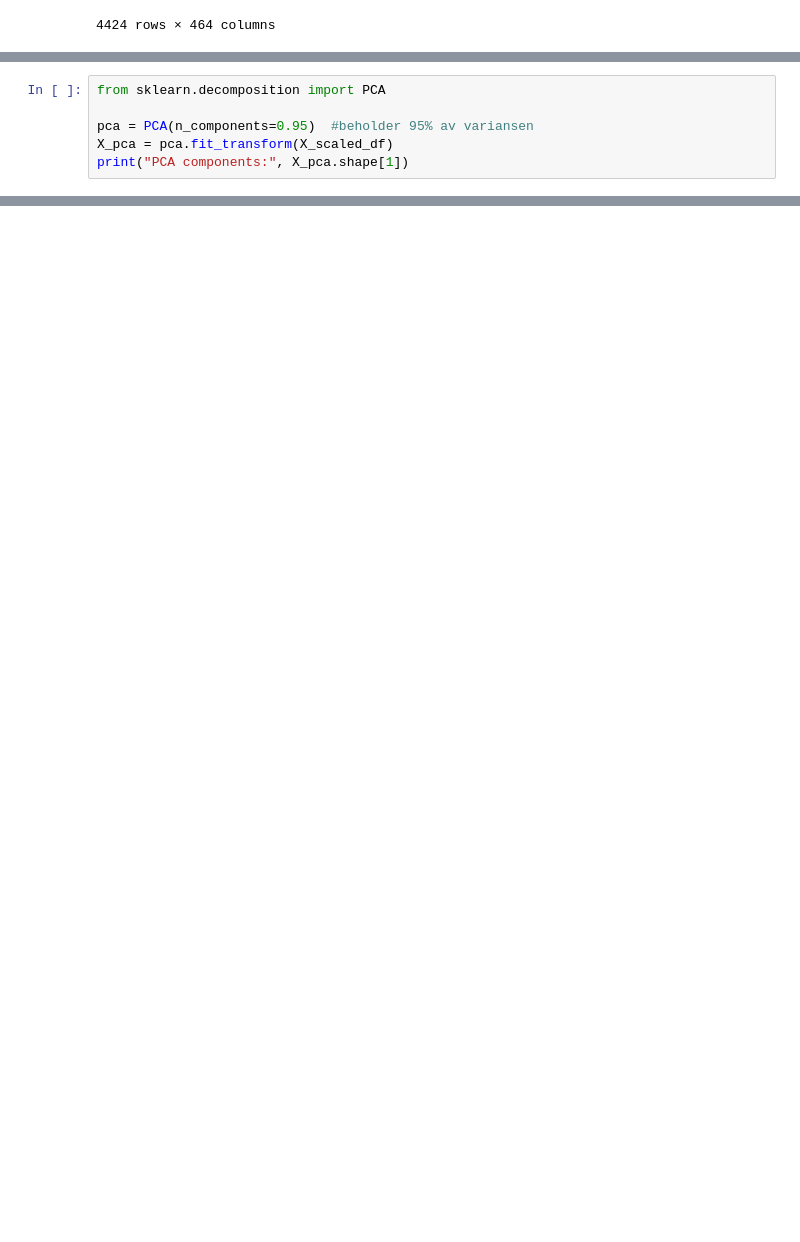
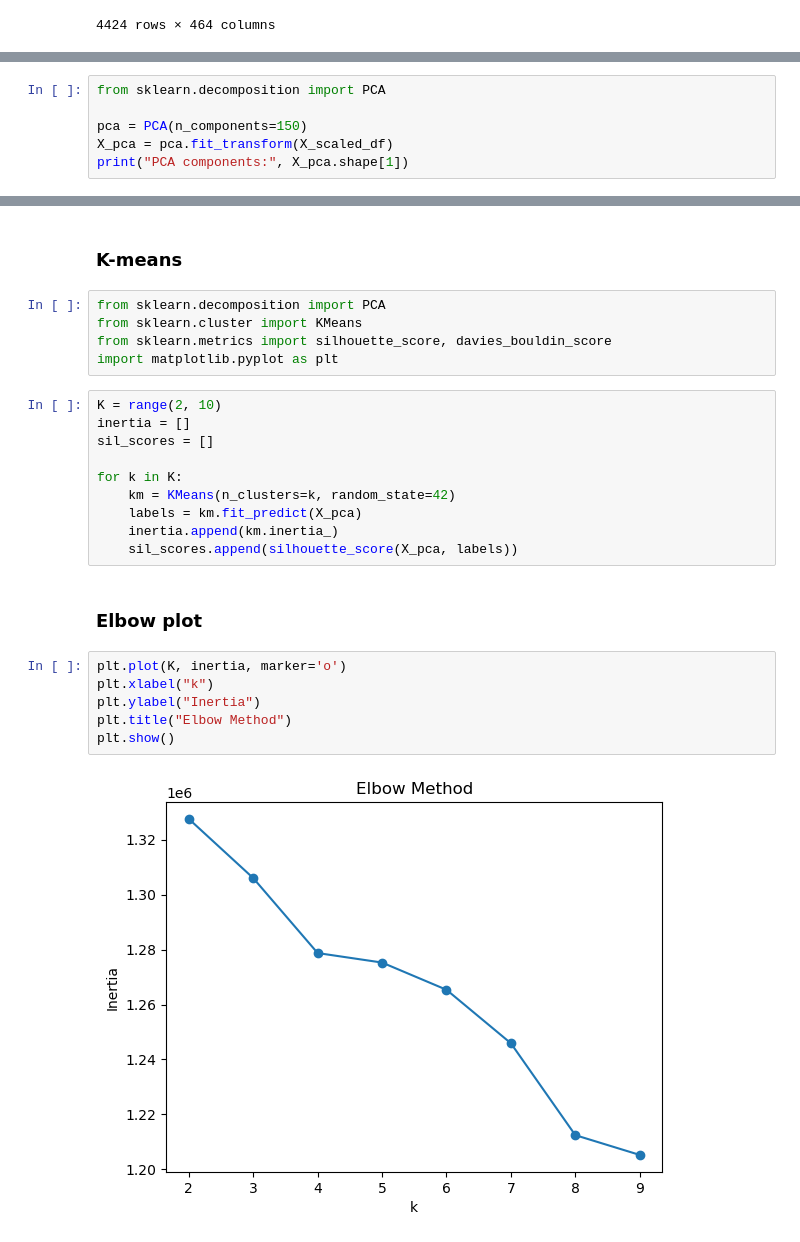
Before and after one commit to johngothe/datadrevet-ex-1, a Jupyter notebook: ex4.ipynb, the cells around one changed output, grey strips where cells are left out. Saved outputs shown, nothing was run; the diff lists cells and outputs as text; blank space fills up the shorter version.

```diff
--- a/ex4.ipynb
+++ b/ex4.ipynb
@@ -111,7 +109,7 @@ X_scaled_df
 # %%
 from sklearn.decomposition import PCA
 
-pca = PCA(n_components=0.95)  #beholder 95% av variansen
+pca = PCA(n_components=150)
 X_pca = pca.fit_transform(X_scaled_df)
 print("PCA components:", X_pca.shape[1])
 # %% [output]
@@ -118,0 +124,27 @@ PCA components: 309
+# %% [markdown]
+### K-means
+# %%
+from sklearn.decomposition import PCA
+from sklearn.cluster import KMeans
+from sklearn.metrics import silhouette_score, davies_bouldin_score
+import matplotlib.pyplot as plt
+# %%
+K = range(2, 10)
+inertia = []
+sil_scores = []
+
+for k in K:
+    km = KMeans(n_clusters=k, random_state=42)
+    labels = km.fit_predict(X_pca)
+    inertia.append(km.inertia_)
+    sil_scores.append(silhouette_score(X_pca, labels))
+# %% [markdown]
+### Elbow plot
+# %%
+plt.plot(K, inertia, marker='o')
+plt.xlabel("k")
+plt.ylabel("Inertia")
+plt.title("Elbow Method")
+plt.show()
+# %% [output]
+[figure, added]
```
Also changed, not shown: parts of 13 cells of this notebook.
